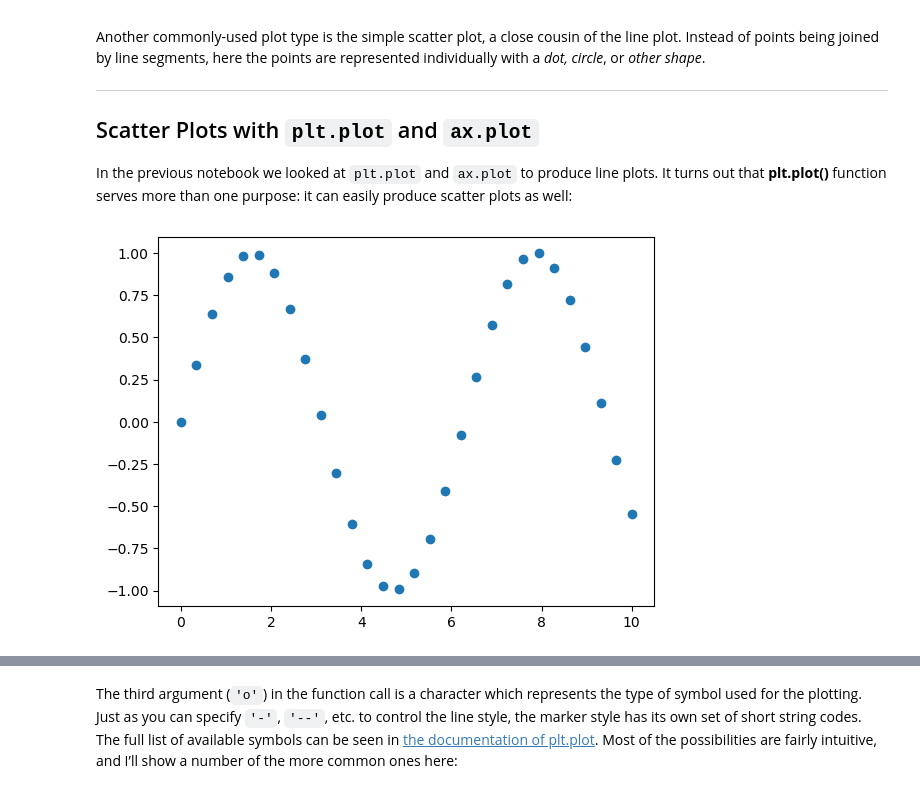
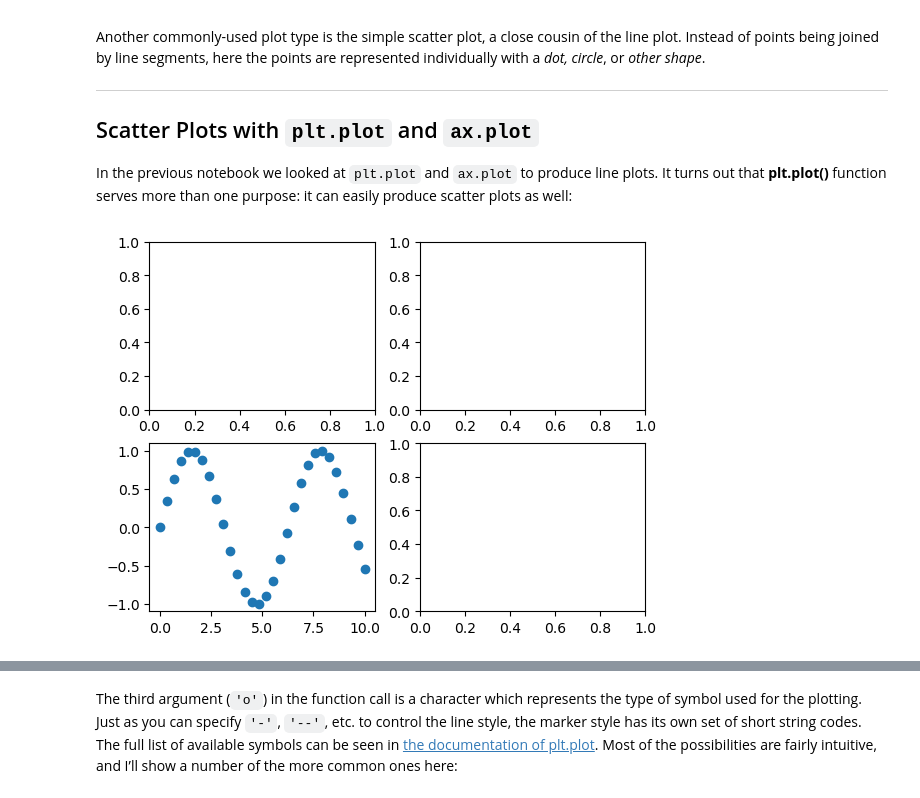
Before and after one commit to themarisolhernandez/anlt-232-intro-to-data-vis, a Jupyter notebook: 04 Matplotlib/05_scatter_plots.ipynb, the cells around one changed output, grey strips where cells are left out. Saved outputs shown, nothing was run; the diff lists cells and outputs as text; code cells hidden in the pictures.

```diff
--- a/04 Matplotlib/05_scatter_plots.ipynb
+++ b/04 Matplotlib/05_scatter_plots.ipynb
@@ -11,12 +11,16 @@ In the previous notebook we looked at `plt.plot` and `ax.plot` to produce line p
 # %%
 # These are imported in my startup file
 # import matplotlib.pyplot as plt
 # import numpy as np
 # import seaborn as sns
 
+fig, ax = plt.subplots(2, 2)
+
 x = np.linspace(0, 10, 30)
 y = np.sin(x)
-plt.plot(x, y, 'o')
+
+ax[1][0].plot(x, y, 'o')
+
 plt.show()
 # %% [output]
-[figure, old version]
+[figure, new version]
```
Also changed, not shown: parts of 11 cells of this notebook.
